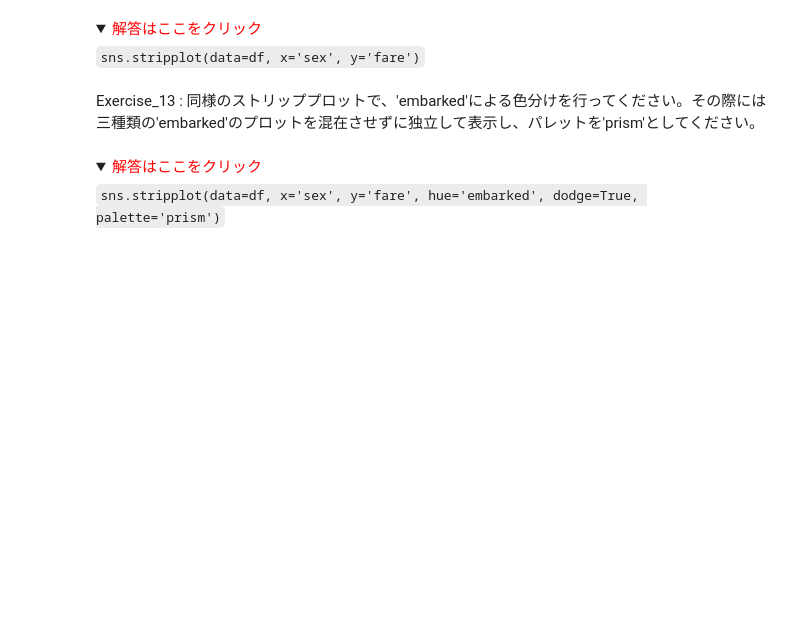
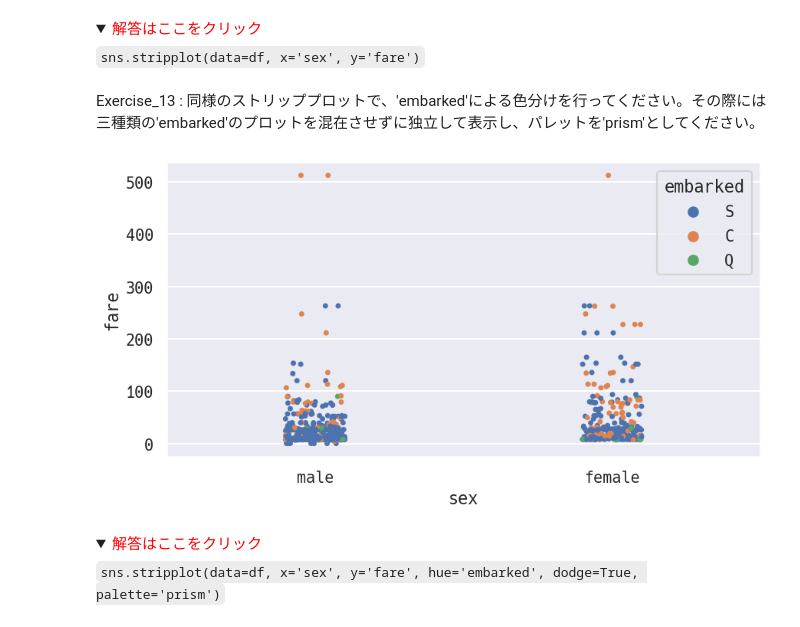
Before and after one commit to sato1214syun/python-data-analytics-udemy-business, a Jupyter notebook: src/4_Categorical_plot_exercise.ipynb, the cells around one changed output. Cells and saved outputs as stored; diff of their text form; code cells hidden in the pictures; folded sections open; blank space fills up the shorter version.

```diff
--- a/src/4_Categorical_plot_exercise.ipynb
+++ b/src/4_Categorical_plot_exercise.ipynb
@@ -120,10 +204,12 @@ plt.show()
 Exercise_13 : 同様のストリッププロットで、'embarked'による色分けを行ってください。その際には三種類の'embarked'のプロットを混在させずに独立して表示し、パレットを'prism'としてください。
 # %%
 plt.figure(figsize=(10, 5))
-
+sns.stripplot(data=df, x="sex", y="fare", hue="embarked")
 
 
 plt.show()
+# %% [output]
+[figure, added]
 # %% [markdown]
 <details>
     <summary><font color='red'>解答はここをクリック</font></summary>
```
Also changed, not shown: parts of 28 cells of this notebook, 4 other files.
